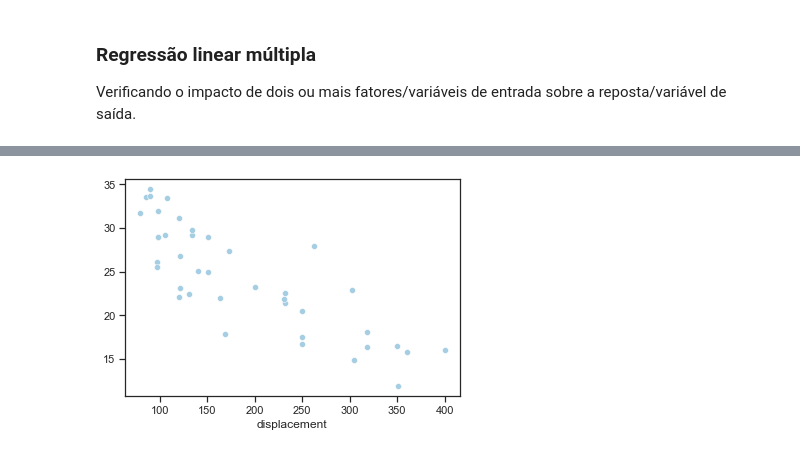
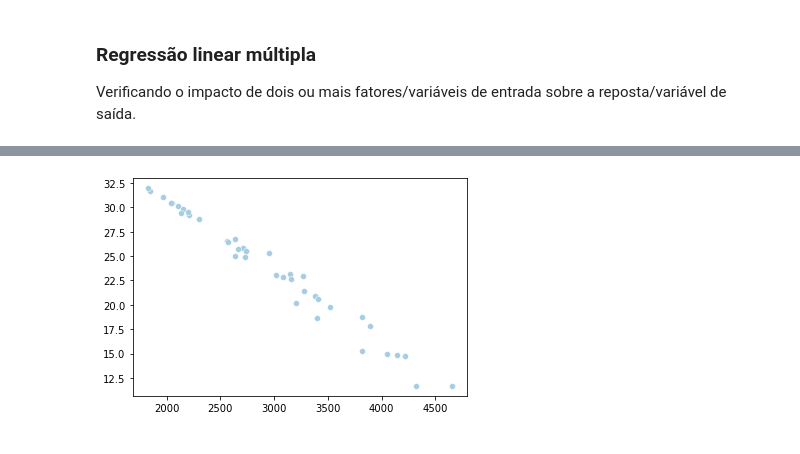
Before and after one commit to Carne-de-Pescoco/kaggle-used-car, a Jupyter notebook: notebooks/3_modeling_evaluation_suto.ipynb, the cells around one changed output, grey strips where cells are left out. Drawn from its saved outputs; the diff is of its cells as text; code cells hidden in the pictures.

```diff
--- a/notebooks/3_modeling_evaluation_suto.ipynb
+++ b/notebooks/3_modeling_evaluation_suto.ipynb
@@ -24,3 +25,9 @@ set_palette = "Paired"
 axes_style = "ticks"
 
 linha = 50*"-"
+# %%
+df_data = pd.read_parquet(path_interim_data+"df_data_step_2_output.pqt")
+
+print(f"Dimensões do dataset: {df_data.shape}")
+
+df_data.head()
@@ -31,4 +48,6 @@ Verificando a relação de cada fator/variável de entrada/preditor sobre a resp
 # %%
-lst_continuas = sorted(lst_continuas)
+ls_continuous_features = df_data.select_dtypes(include=[float]).columns
 
-lst_continuas_sem_mpg = [feature for feature in lst_continuas_sem_mpg if feature != 'mpg']
+ls_continuous_features = sorted(ls_continuous_features)
+
+lst_continuas_sem_mpg = [feature for feature in ls_continuous_features if feature not in ['mpg', 'origin']]
@@ -45,12 +119,3 @@ for i, feature in enumerate(df_data_without_repetition[lst_continuas_sem_mpg].co
 ### Regressão linear múltipla
 
 Verificando o impacto de dois ou mais fatores/variáveis de entrada sobre a reposta/variável de saída.
-# %%
-# sns.set_palette(set_palette)
-# sns.axes_style(axes_style)
-sns.set_palette("tab10")
-
-ax = px.scatter_3d(df_data_without_repetition, x='displacement', y='weight', z='mpg',
-              color='origin', symbol='origin', opacity=0.5, size='acceleration')
-
-ax.show()
@@ -60,6 +122,6 @@ ax.show()
 # %%
-X = df_data_without_repetition.drop(["car name", "mpg"], axis=1)
-y = df_data_without_repetition["mpg"]
+X = df_data[lst_continuas_sem_mpg]
+y = df_data["mpg"]
 
 X_train, X_test, y_train, y_test = train_test_split(X, y, test_size=.1, random_state=42)
 
@@ -81,7 +143,7 @@ y_pred = model.predict(X_test)
 # %%
 sns.set_palette(set_palette)
 sns.axes_style(axes_style)
 
-ax = sns.scatterplot(x=X_test["displacement"], y=y_pred)
+ax = sns.scatterplot(x=X_test["weight"].values, y=y_pred)
 # %% [output]
-[figure, old version]
+[figure, new version]
```
Also changed, not shown: parts of 11 cells of this notebook, 2 other files.
